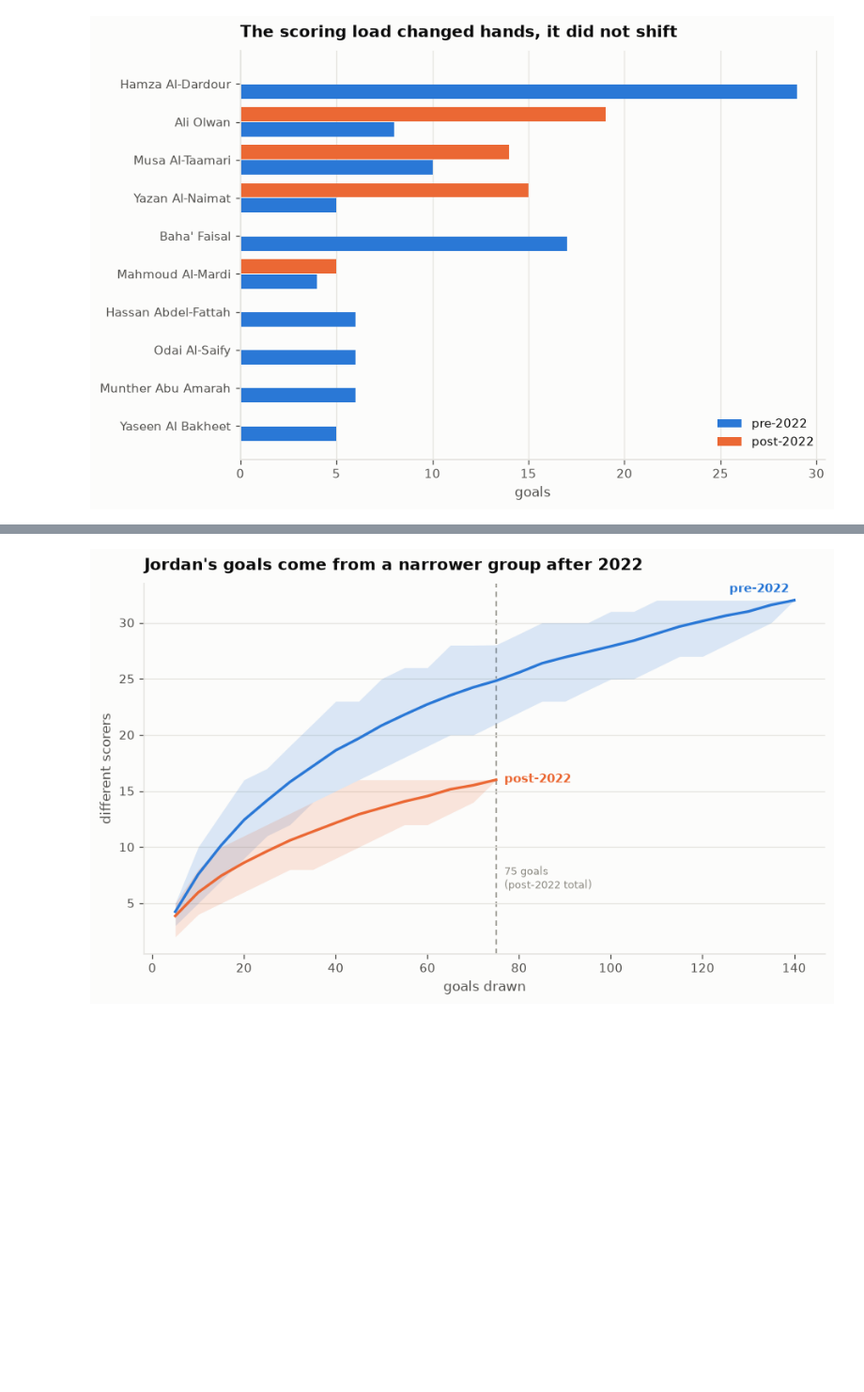
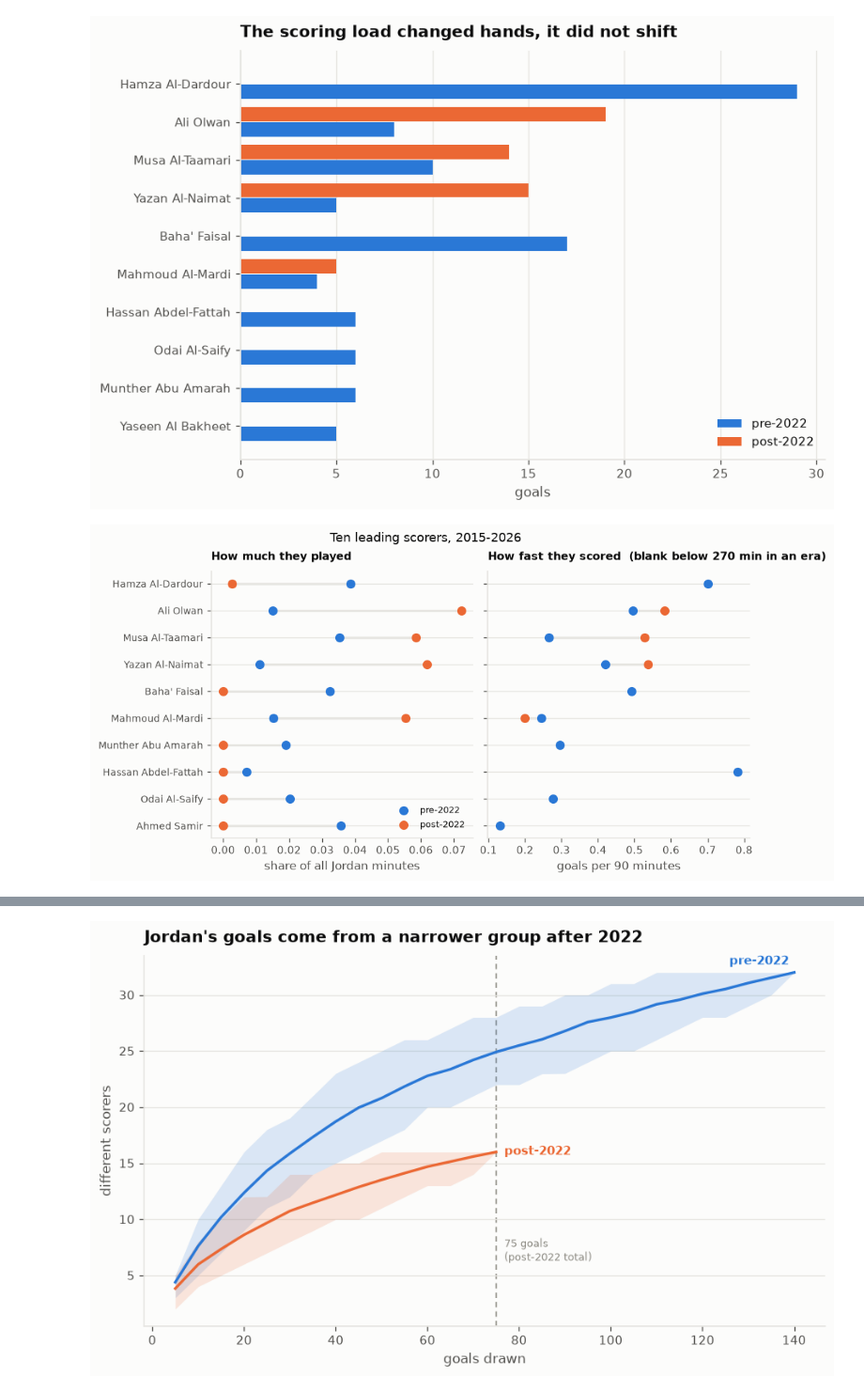
Before and after one commit to mqedan217/jordan-football-strength, a Jupyter notebook: notebooks/03_where_the_goals_came_from.ipynb, the cells around one changed output, grey strips where cells are left out. Shown at 94% size. Saved outputs shown, nothing was run; the diff lists cells and outputs as text; code cells hidden in the pictures; blank space fills up the shorter version.

```diff
--- a/notebooks/03_where_the_goals_came_from.ipynb
+++ b/notebooks/03_where_the_goals_came_from.ipynb
@@ -656,3 +662,23 @@ record-keeping, not Jordan.
+# %%
+# Per player, per era: minutes, goals, and the rate. Everything below is built
+# from this one frame.
+ja_e = ja.dropna(subset=["player_id"]).assign(
+    era=ja.match_id.map(mt.set_index("match_id").era)).dropna(subset=["era"])
+mins = (ja_e.groupby(["player_id", "era"]).Min.sum().unstack("era")
+        .reindex(columns=["pre", "post"]).fillna(0))
+gls = (gj.groupby(["scorer_player_id", "era"]).size().unstack("era")
+       .reindex(columns=["pre", "post"]).fillna(0))
+sc = mins.join(gls, rsuffix="_g").fillna(0)
+sc["name"] = sc.index.map(NAMES)
+TEAM_MIN = ja_e.groupby("era").Min.sum()
+TEAM_GLS = gj.groupby("era").size()
+MIN_FLOOR = 270          # three full matches; below this a per-90 is noise
+for e in ("pre", "post"):
+    sc[f"share_min_{e}"] = sc[e] / TEAM_MIN[e]
+    sc[f"share_gls_{e}"] = sc[f"{e}_g"] / TEAM_GLS[e]
+    sc[f"p90_{e}"] = np.where(sc[e] >= MIN_FLOOR, sc[f"{e}_g"] / sc[e] * 90, np.nan)
+sc["total_g"] = sc.pre_g + sc.post_g
+TOP = sc.sort_values("total_g", ascending=False).head(10)
 # %%
 tab = (gj.pivot_table(index="scorer_player_id", columns="era",
                       values="match_id", aggfunc="size")
@@ -676,3 +702,38 @@ ax.grid(axis="y", visible=False); ax.grid(axis="x", visible=True)
 plt.show()
 # %% [output]
 [figure]
+# %%
+# How the scoring load was carried: minutes on the left, rate on the right, the
+# same ten players in the same order, so a reader can see at a glance whether a
+# man scored more because he played more or because he scored faster.
+d = TOP.iloc[::-1]
+y = np.arange(len(d))
+fig, axes = plt.subplots(1, 2, figsize=(8.0, 4.2), sharey=True)
+
+a = axes[0]
+for i, r in enumerate(d.itertuples()):
+    a.plot([r.share_min_pre, r.share_min_post], [i, i], color=viz.GRID, lw=2.0,
+           zorder=1, solid_capstyle="round")
+a.scatter(d.share_min_pre, y, color=viz.BLUE, s=48, zorder=3, label="pre-2022")
+a.scatter(d.share_min_post, y, color=viz.ORANGE, s=48, zorder=3, label="post-2022")
+a.set_yticks(y)
+a.set_yticklabels(d.name, fontsize=8.5)
+a.set_xlabel("share of all Jordan minutes")
+a.set_title("How much they played", fontsize=9.5)
+a.legend(fontsize=8, loc="lower right")
+viz.despine(a)
+
+b = axes[1]
+for i, r in enumerate(d.itertuples()):
+    if np.isfinite(r.p90_pre) and np.isfinite(r.p90_post):
+        b.plot([r.p90_pre, r.p90_post], [i, i], color=viz.GRID, lw=2.0, zorder=1)
+b.scatter(d.p90_pre, y, color=viz.BLUE, s=48, zorder=3)
+b.scatter(d.p90_post, y, color=viz.ORANGE, s=48, zorder=3)
+b.set_xlabel("goals per 90 minutes")
+b.set_title(f"How fast they scored  (blank below {MIN_FLOOR} min in an era)",
+            fontsize=9.5)
+viz.despine(b)
+fig.suptitle("Ten leading scorers, 2015-2026", fontsize=11)
+plt.show()
+# %% [output]
+[figure, added]
```
Also changed, not shown: parts of 9 cells of this notebook, 1 other file.
